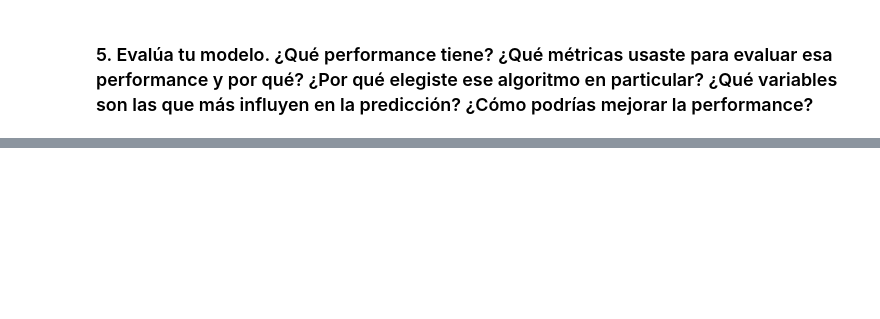
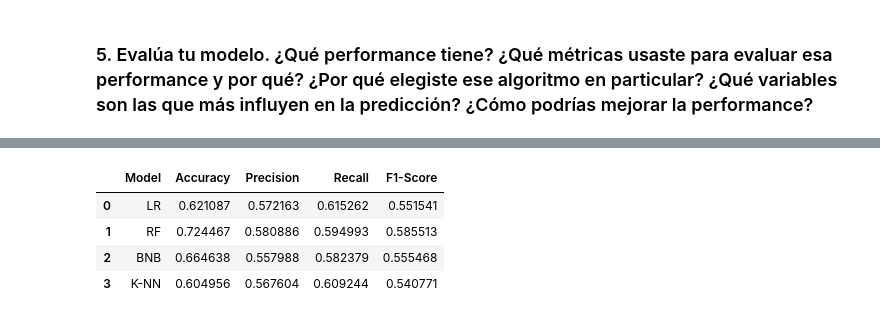
Before and after one commit to alejandraneelyp/DSChallenge, a Jupyter notebook: solution.ipynb, the cells around one changed output, grey strips where cells are left out. Saved outputs shown, nothing was run; the diff lists cells and outputs as text; code cells hidden in the pictures; blank space fills up the shorter version.

```diff
--- a/solution.ipynb
+++ b/solution.ipynb
@@ -771 +752,9 @@ model_summary = pd.DataFrame(data=data)
+# %%
+model_summary
+# %% [output]
+|  | Model | Accuracy | Precision | Recall | F1-Score |
+| 0 | LR | 0.621087 | 0.572163 | 0.615262 | 0.551541 |
+| 1 | RF | 0.724467 | 0.580886 | 0.594993 | 0.585513 |
+| 2 | BNB | 0.664638 | 0.557988 | 0.582379 | 0.555468 |
+| 3 | K-NN | 0.604956 | 0.567604 | 0.609244 | 0.540771 |
 # %%
```
Also changed, not shown: parts of 23 cells of this notebook, 1 other file.
